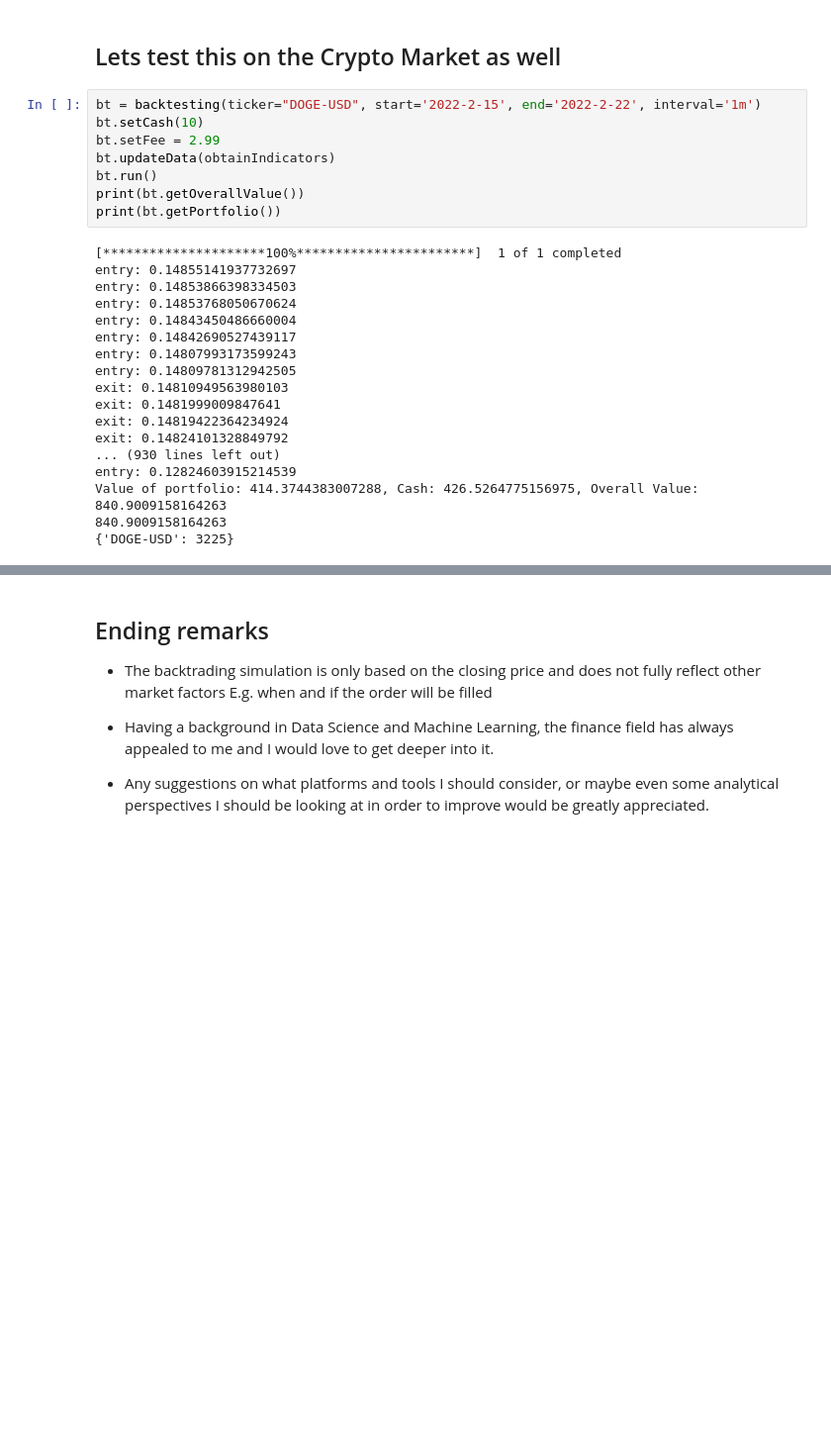
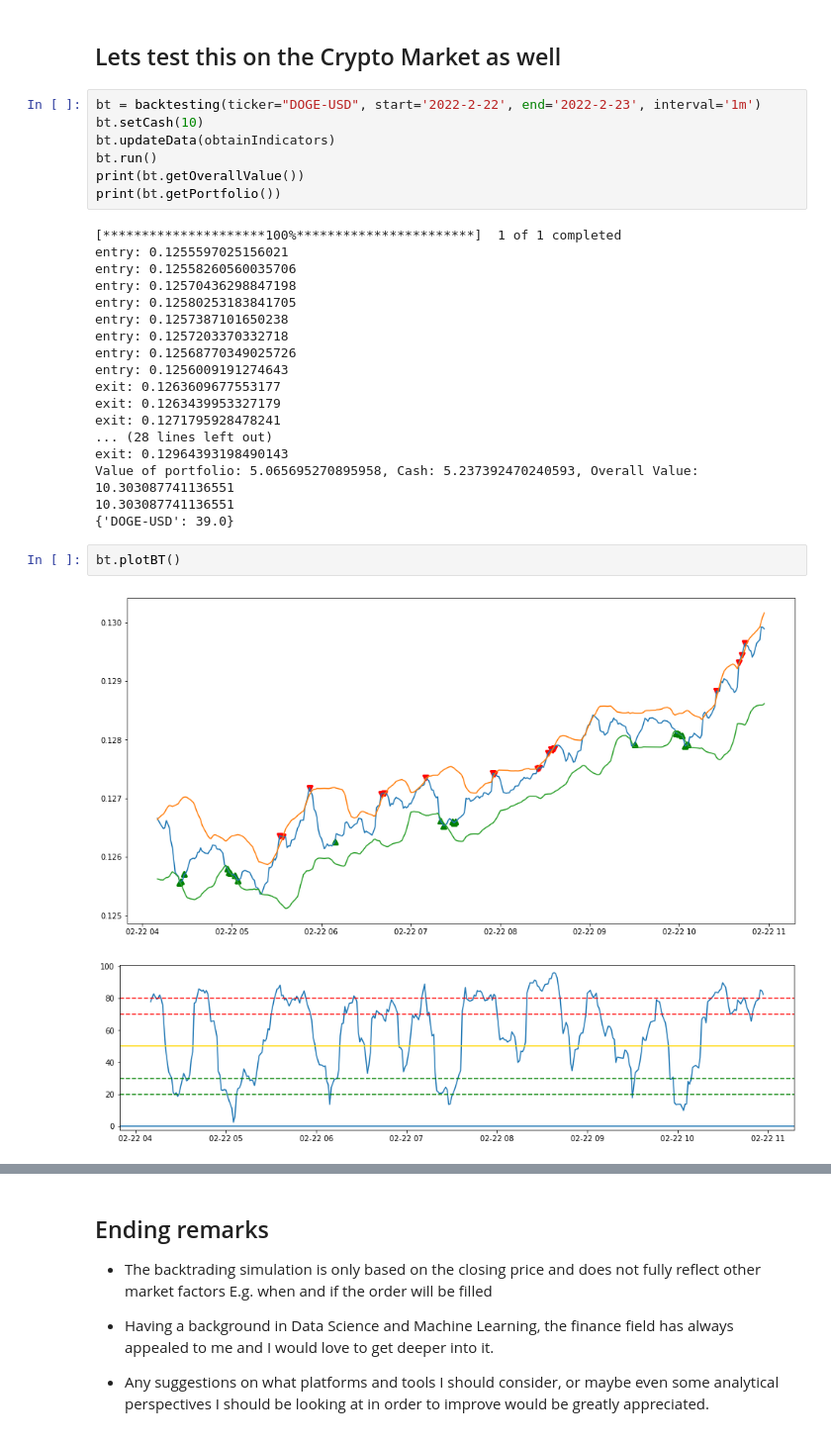
Before and after one commit to cheongwee97/Trading-Indicator-Analysis, a Jupyter notebook: trading-indicator-analysis.ipynb, the cells around one changed output, grey strips where cells are left out. Shown at 99% size. Cells and saved outputs as stored; diff of their text form; blank space fills up the shorter version.

```diff
--- a/trading-indicator-analysis.ipynb
+++ b/trading-indicator-analysis.ipynb
@@ -575,28 +528,32 @@ bt.plotBT()
 # %% [markdown]
 ## Lets test this on the Crypto Market as well
 # %%
-bt = backtesting(ticker="DOGE-USD", start='2022-2-15', end='2022-2-22', interval='1m')
+bt = backtesting(ticker="DOGE-USD", start='2022-2-22', end='2022-2-23', interval='1m')
 bt.setCash(10)
-bt.setFee = 2.99
 bt.updateData(obtainIndicators)
 bt.run()
 print(bt.getOverallValue())
 print(bt.getPortfolio())
 # %% [output]
 [*********************100%***********************]  1 of 1 completed
-entry: 0.14855141937732697
-entry: 0.14853866398334503
-entry: 0.14853768050670624
-entry: 0.14843450486660004
-entry: 0.14842690527439117
-entry: 0.14807993173599243
-entry: 0.14809781312942505
-exit: 0.14810949563980103
-exit: 0.1481999009847641
-exit: 0.14819422364234924
-exit: 0.14824101328849792
-... (930 lines left out)
-entry: 0.12824603915214539
-Value of portfolio: 414.3744383007288, Cash: 426.5264775156975, Overall Value: 840.9009158164263
-840.9009158164263
-{'DOGE-USD': 3225}
+entry: 0.1255597025156021
+entry: 0.12558260560035706
+entry: 0.12570436298847198
+entry: 0.12580253183841705
+entry: 0.1257387101650238
+entry: 0.1257203370332718
+entry: 0.12568770349025726
+entry: 0.1256009191274643
+exit: 0.1263609677553177
+exit: 0.1263439953327179
+exit: 0.1271795928478241
+... (28 lines left out)
+exit: 0.12964393198490143
+Value of portfolio: 5.065695270895958, Cash: 5.237392470240593, Overall Value: 10.303087741136551
+10.303087741136551
+{'DOGE-USD': 39.0}
+# %%
+bt.plotBT()
+# %% [output]
+[figure, added]
+[figure, added]
```
Also changed, not shown: parts of 11 cells of this notebook.
